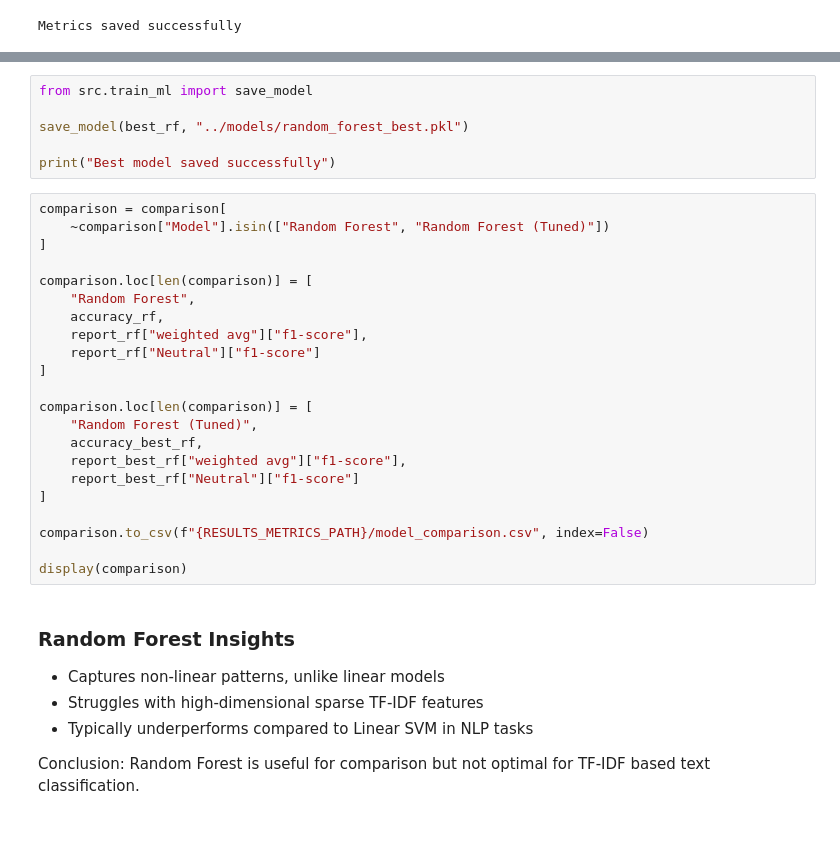
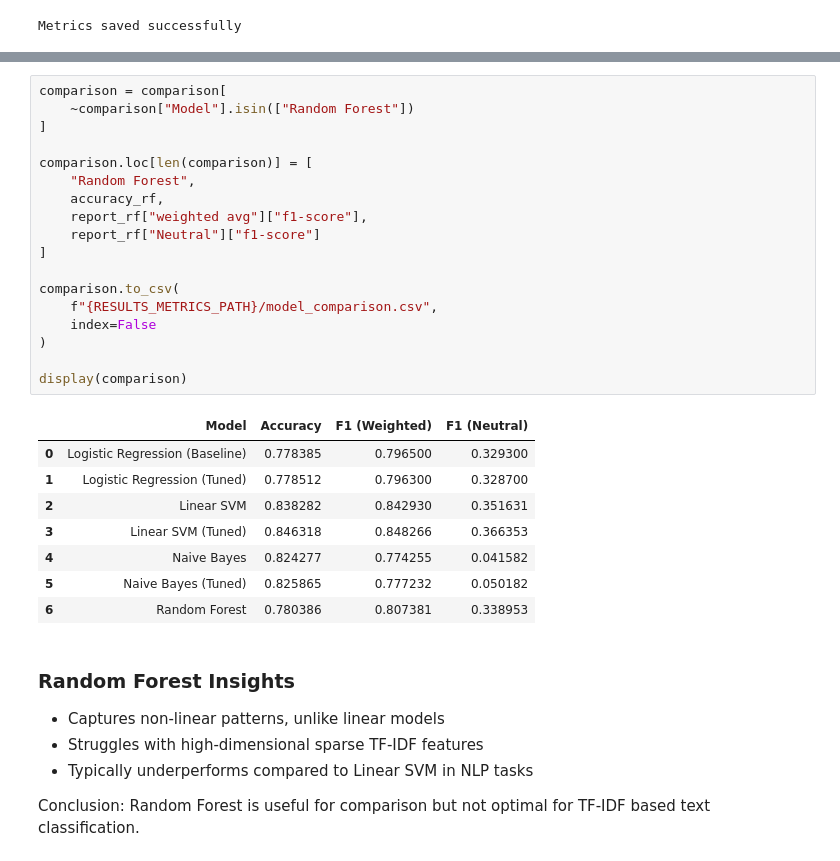
Before and after one commit to yashvardhanshah/AI-Customer-Review-Intelligence-System, a Jupyter notebook: notebooks/03_ml_models.ipynb, the cells around one changed output, grey strips where cells are left out. Cells and saved outputs as stored; diff of their text form; blank space fills up the shorter version.

```diff
--- a/notebooks/03_ml_models.ipynb
+++ b/notebooks/03_ml_models.ipynb
@@ -1407,31 +1380,30 @@ display(cm_rf_best_df)
-# %%
-from src.train_ml import save_model
-
-save_model(best_rf, "../models/random_forest_best.pkl")
-
-print("Best model saved successfully")
 # %%
 comparison = comparison[
-    ~comparison["Model"].isin(["Random Forest", "Random Forest (Tuned)"])
+    ~comparison["Model"].isin(["Random Forest"])
 ]
 
 comparison.loc[len(comparison)] = [
     "Random Forest",
     accuracy_rf,
     report_rf["weighted avg"]["f1-score"],
     report_rf["Neutral"]["f1-score"]
 ]
 
-comparison.loc[len(comparison)] = [
-    "Random Forest (Tuned)",
-    accuracy_best_rf,
-    report_best_rf["weighted avg"]["f1-score"],
-    report_best_rf["Neutral"]["f1-score"]
-]
-
-comparison.to_csv(f"{RESULTS_METRICS_PATH}/model_comparison.csv", index=False)
+comparison.to_csv(
+    f"{RESULTS_METRICS_PATH}/model_comparison.csv",
+    index=False
+)
 
 display(comparison)
+# %% [output]
+|  | Model | Accuracy | F1 (Weighted) | F1 (Neutral) |
+| 0 | Logistic Regression (Baseline) | 0.778385 | 0.796500 | 0.329300 |
+| 1 | Logistic Regression (Tuned) | 0.778512 | 0.796300 | 0.328700 |
+| 2 | Linear SVM | 0.838282 | 0.842930 | 0.351631 |
+| 3 | Linear SVM (Tuned) | 0.846318 | 0.848266 | 0.366353 |
+| 4 | Naive Bayes | 0.824277 | 0.774255 | 0.041582 |
+| 5 | Naive Bayes (Tuned) | 0.825865 | 0.777232 | 0.050182 |
+| 6 | Random Forest | 0.780386 | 0.807381 | 0.338953 |
 # %% [markdown]
 ### Random Forest Insights
 
```
Also changed, not shown: parts of 45 cells of this notebook, 33 other files.
